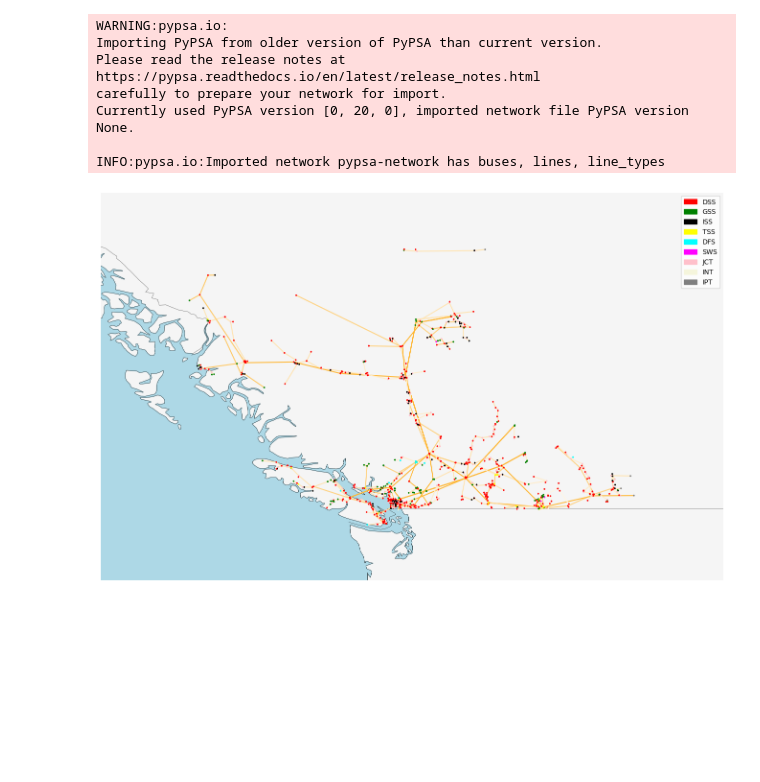
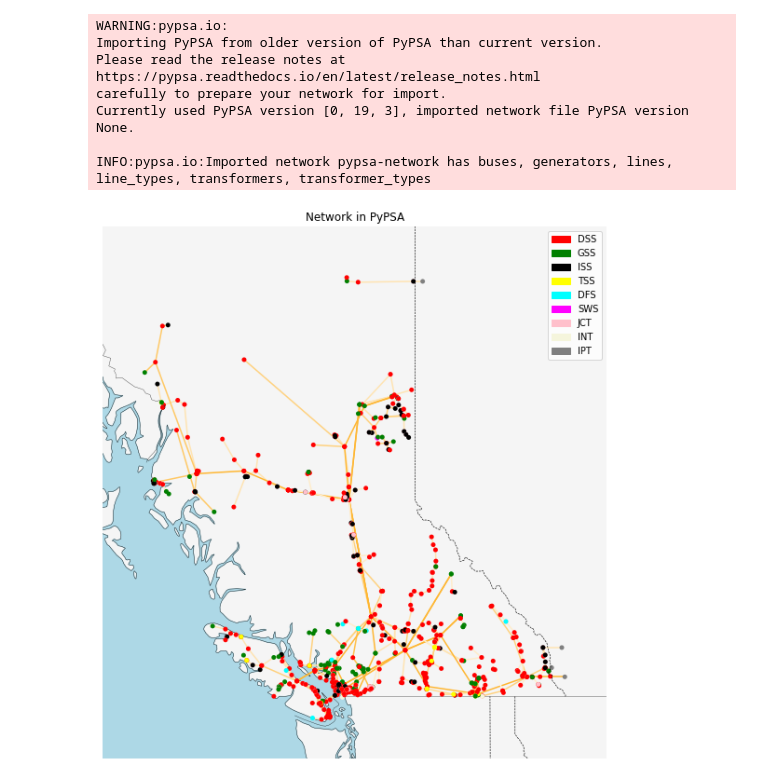
Before and after one commit to DeltaE/PyPSA_BC, a Jupyter notebook: notebooks/testing-lines-pypsa.ipynb, the cells around one changed output. Drawn from its saved outputs; the diff is of its cells as text; code cells hidden in the pictures; blank space fills up the shorter version.

```diff
--- a/notebooks/testing-lines-pypsa.ipynb
+++ b/notebooks/testing-lines-pypsa.ipynb
@@ -11,16 +12,16 @@ import colorsys
 # %%
 # network = pypsa.Network.add("Line","lines.csv")
 network = pypsa.Network()
-path = r"C:\Users\pmcw9\Delta-E\PICS\PyPSA_BC\results\pypsa-network"
+path = r"/mnt/c/Users/pmcw9/Delta-E/PICS/PyPSA_BC/results/pypsa-network"
 network.import_from_csv_folder(path)
 # %% [output]
 WARNING:pypsa.io:
 Importing PyPSA from older version of PyPSA than current version.
 Please read the release notes at https://pypsa.readthedocs.io/en/latest/release_notes.html
 carefully to prepare your network for import.
-Currently used PyPSA version [0, 20, 0], imported network file PyPSA version None.
+Currently used PyPSA version [0, 19, 3], imported network file PyPSA version None.
 
-INFO:pypsa.io:Imported network pypsa-network has buses, lines, line_types
+INFO:pypsa.io:Imported network pypsa-network has buses, generators, lines, line_types, transformers, transformer_types
 # %%
 # create dictionary for colouring each "node_type"
 node_type_2_color = {"DSS":"red",
@@ -70,31 +71,33 @@ line_2_color = {}
 for line,row in network.lines.iterrows():
     line_2_color[line] = line_type_2_color[row["v_nom"]]
 # %%
-fig, ax = plt.subplots(subplot_kw={"projection":ccrs.PlateCarree()})
+fig, ax = plt.subplots(subplot_kw={"projection":ccrs.Mercator()}) # ccrs.Mercator(), ccrs.PlateCarree()
 
 # plt.figure(figsize=(12,12))
-network.plot(margin=0.2,
+network.plot(margin=0.1,
             ax=ax,
             bus_colors=bus_2_color,
             line_colors=line_2_color,
             jitter=0.05,
-            bus_sizes=0.001,
+            bus_sizes=0.005,
             color_geomap = True,
             geomap=True)
 
 legend_items = []
 # line_500kV=mlines.Line2D(xdata=[0,1], ydata=[0,0], color='r', label='500kV')
 for key,value in node_type_2_color.items():
     legend_items.append(mpatches.Patch(color=value, label=key))
 
+provinc_bodr = cfeature.NaturalEarthFeature(category='cultural',
+    name='admin_1_states_provinces_lines', scale='50m', facecolor='none', edgecolor='k')
+
+ax.add_feature(provinc_bodr, linestyle='--', linewidth=0.6, edgecolor="k", zorder=10)
+
 fig.set_size_inches(18.5, 10.5)
 ax.legend(handles=legend_items)
-
-# ax.legend(["123"],['123'])
-
-# plt.show()
-# plt.legend([12,324,45])
+# ax.set_extent([-124, -122, 48, 50])
+ax.set_title("Network in PyPSA")
 fig.savefig("../results/bc-network.jpg")
 # %% [output]
-[figure, old version]
+[figure, new version]
 # %%
```
Also changed, not shown: parts of 3 cells of this notebook, 27 other files.
